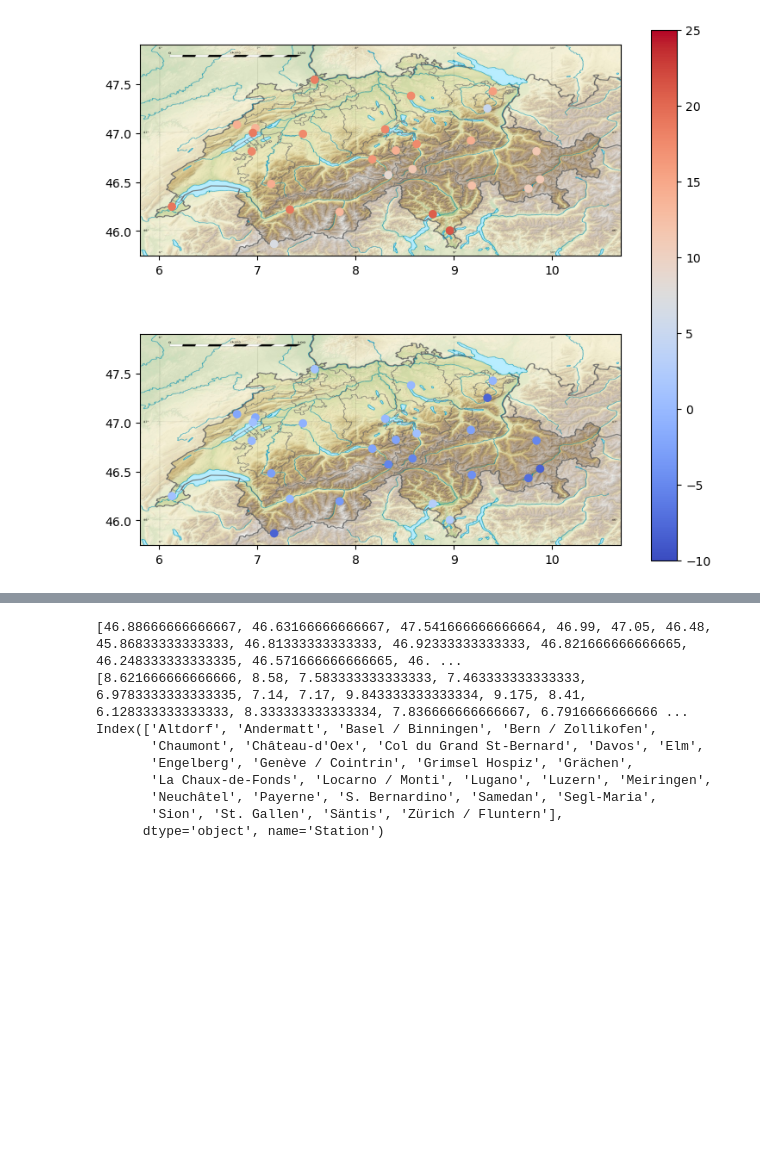
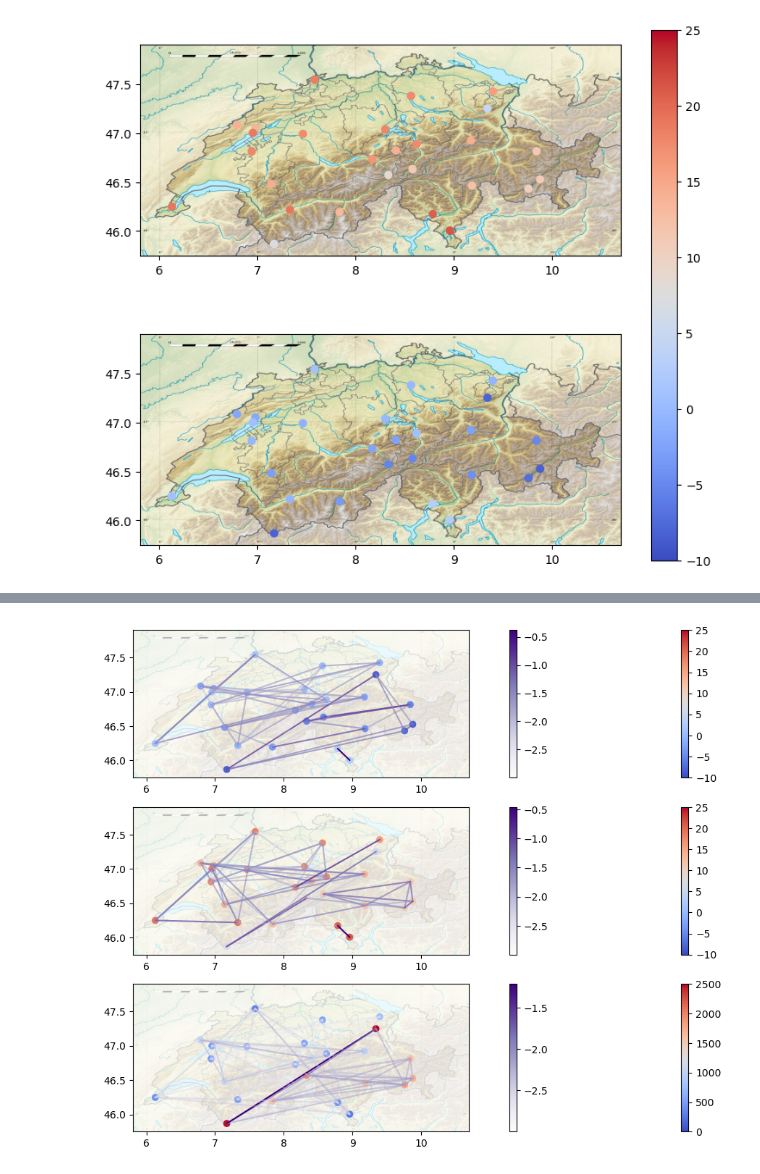
Before and after one commit to boltma/Topology-Inference, a Jupyter notebook: learn.ipynb, the cells around one changed output, grey strips where cells are left out. Saved outputs shown, nothing was run; the diff lists cells and outputs as text; code cells hidden in the pictures; blank space fills up the shorter version.

```diff
--- a/learn.ipynb
+++ b/learn.ipynb
@@ -178,14 +182,37 @@ St. Gallen Zürich / Fluntern -1.4049119928561419e-08
-# %%
-print(latitudes)
-print(longitudes)
-print(stations)
-# %% [output]
-[46.88666666666667, 46.63166666666667, 47.541666666666664, 46.99, 47.05, 46.48, 45.86833333333333, 46.81333333333333, 46.92333333333333, 46.821666666666665, 46.248333333333335, 46.571666666666665, 46. ...
-[8.621666666666666, 8.58, 7.583333333333333, 7.463333333333333, 6.9783333333333335, 7.14, 7.17, 9.843333333333334, 9.175, 8.41, 6.128333333333333, 8.333333333333334, 7.836666666666667, 6.7916666666666 ...
-Index(['Altdorf', 'Andermatt', 'Basel / Binningen', 'Bern / Zollikofen',
-       'Chaumont', 'Château-d'Oex', 'Col du Grand St-Bernard', 'Davos', 'Elm',
-       'Engelberg', 'Genève / Cointrin', 'Grimsel Hospiz', 'Grächen',
-       'La Chaux-de-Fonds', 'Locarno / Monti', 'Lugano', 'Luzern', 'Meiringen',
-       'Neuchâtel', 'Payerne', 'S. Bernardino', 'Samedan', 'Segl-Maria',
-       'Sion', 'St. Gallen', 'Säntis', 'Zürich / Fluntern'],
-      dtype='object', name='Station')
+# %%
+import networkx as nx
+
+def graph_sparsify(Lap):
+    N = Lap.shape[0]
+    Lap_0 = Lap.copy()
+    A = -Lap_0
+    np.fill_diagonal(A, 0)
+    A[A < 1e-10] = 0
+    G = nx.from_numpy_matrix(1 / A)
+    for i in range(N):
+        for j in range(i+1, N):
+            d = nx.shortest_path_length(G, i, j, weight="weight")
+            p = - Lap_0[i, j] * d
+            x = np.random.rand()
+            if x > p or A[i, j] < 1e-10:
+                Lap_0[i, j] = 0
+                Lap_0[j, i] = 0
+    return Lap_0
+
+Lap_0_altitude_sparsified = graph_sparsify(Lap_0_altitude)
+Lap_0_january_sparsified = graph_sparsify(Lap_0_january)
+Lap_0_july_sparsified = graph_sparsify(Lap_0_july)
+
+plt.figure(figsize=(18, 9))
+ax1 = plt.subplot(3, 1, 1)
+plot_graph(ax1, data_1965_1989_january.mean()["Temperature"], Lap_0_january_sparsified, N, 0.05, img)
+
+ax2 = plt.subplot(3, 1, 2)
+plot_graph(ax2, data_1965_1989_july.mean()["Temperature"], Lap_0_july_sparsified, N, 0.05, img)
+
+ax3 = plt.subplot(3, 1, 3)
+plot_graph(ax3, altitudes, Lap_0_altitude_sparsified, N, 0.05, img, vmin=0, vmax=2500)
+
+plt.show()
+# %% [output]
+[figure, added]
```
Also changed, not shown: parts of 5 cells of this notebook.
